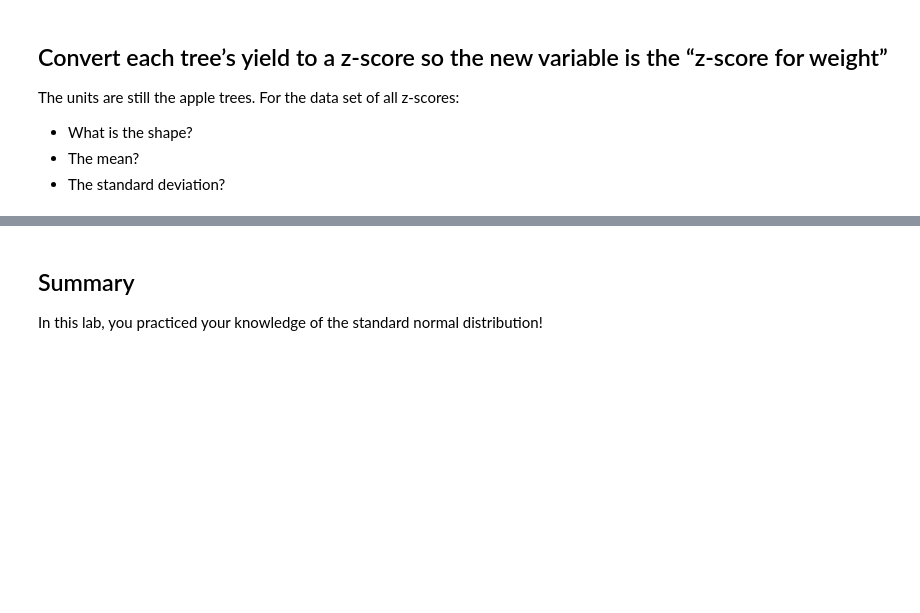
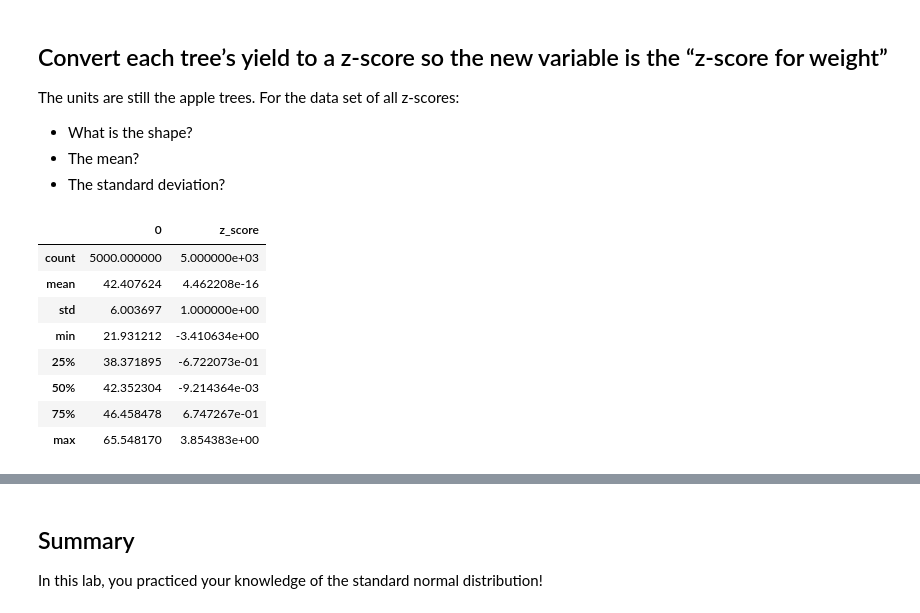
Before and after one commit to learn-co-curriculum/dsc-standard-normal-distribution-lab, a Jupyter notebook: index.ipynb, the cells around one changed output, grey strips where cells are left out. Saved outputs shown, nothing was run; the diff lists cells and outputs as text; code cells hidden in the pictures; blank space fills up the shorter version.

```diff
--- a/index.ipynb
+++ b/index.ipynb
@@ -72,3 +121,15 @@ The units are still the apple trees. For the data set of all z-scores:
 * What is the shape?
 * The mean?
 * The standard deviation?
+# %%
+df.describe()
+# %% [output]
+|  | 0 | z_score |
+| count | 5000.000000 | 5.000000e+03 |
+| mean | 42.407624 | 4.462208e-16 |
+| std | 6.003697 | 1.000000e+00 |
+| min | 21.931212 | -3.410634e+00 |
+| 25% | 38.371895 | -6.722073e-01 |
+| 50% | 42.352304 | -9.214364e-03 |
+| 75% | 46.458478 | 6.747267e-01 |
+| max | 65.548170 | 3.854383e+00 |
```
Also changed, not shown: parts of 24 cells of this notebook.
